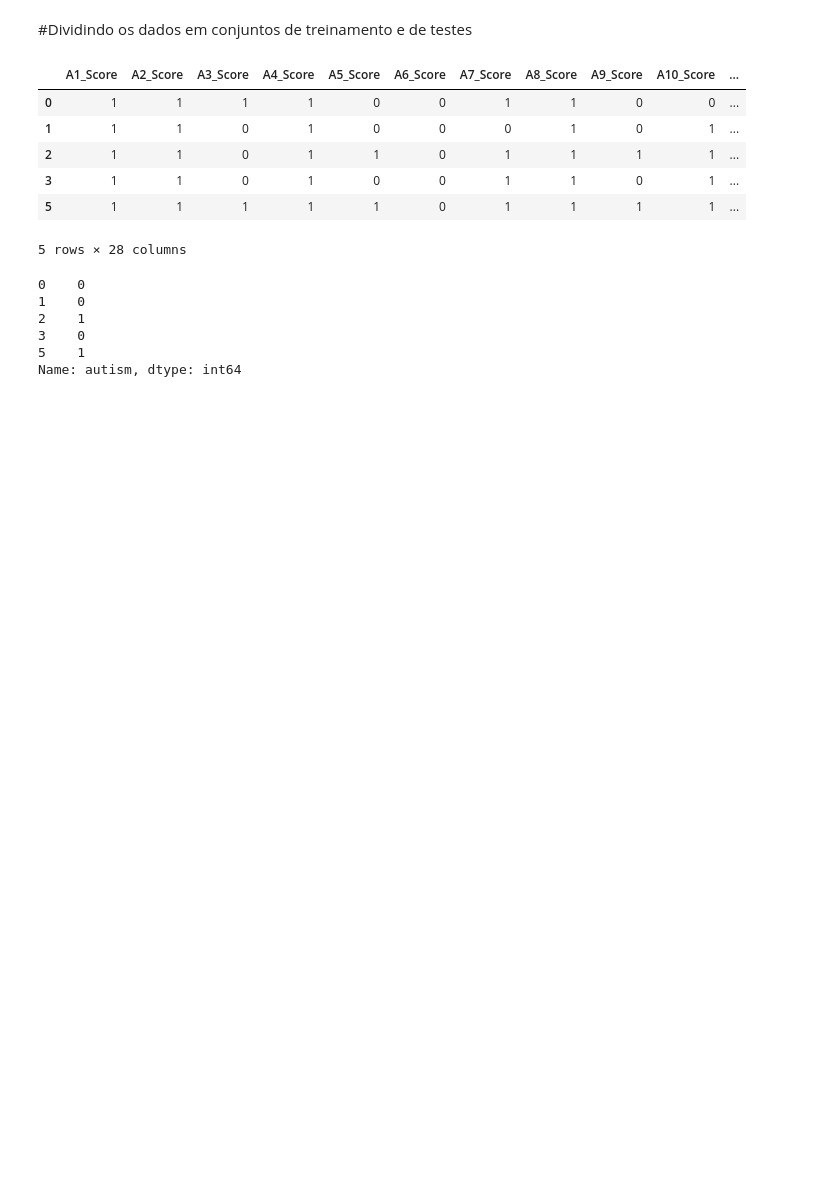
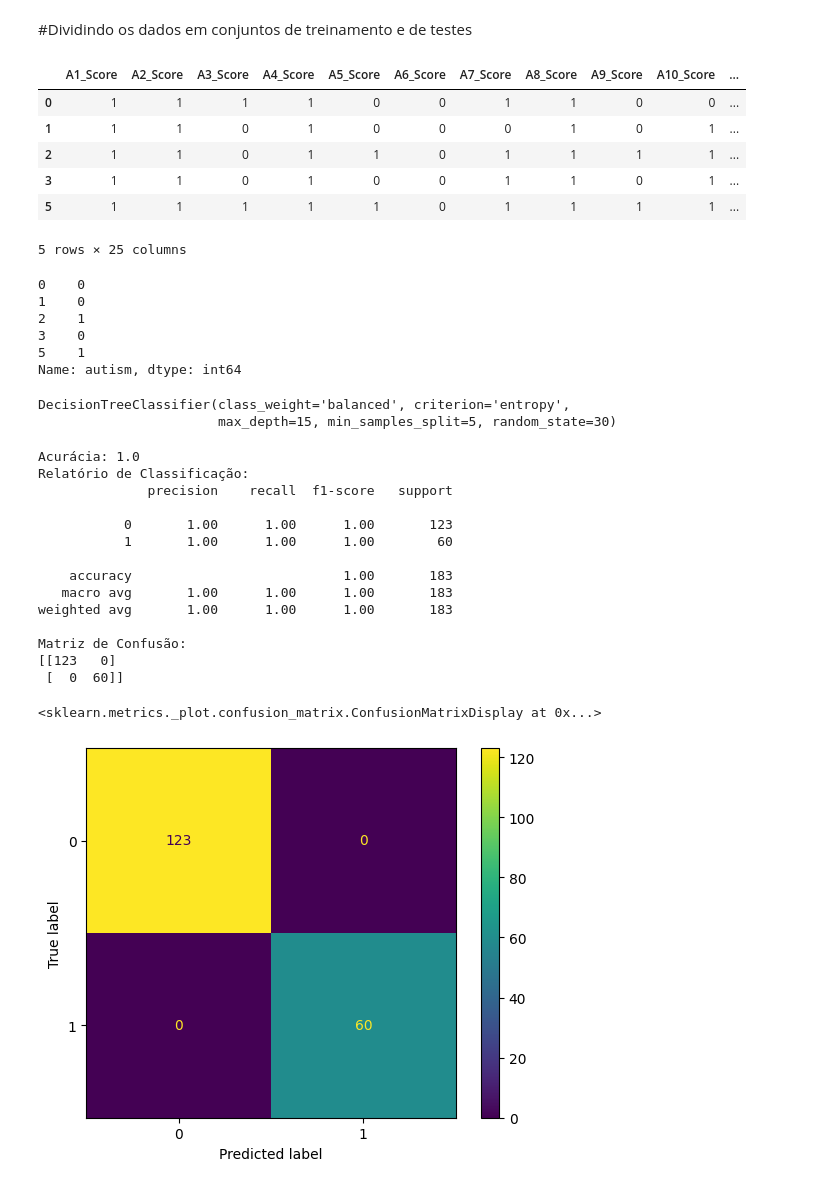
Before and after one commit to carinalanchine/aprendizado-de-maquina-saude, a Jupyter notebook: Projeto de aplicação/main.ipynb, the cells around one changed output. Drawn from its saved outputs; the diff is of its cells as text; code cells hidden in the pictures; blank space fills up the shorter version.

Commit message:
add decision tree

```diff
--- a/Projeto de aplicação/main.ipynb
+++ b/Projeto de aplicação/main.ipynb
@@ -74,7 +78,10 @@ autism: ['NO' 'YES']
 dataset = dataset.replace('?', np.nan)
 dataset = dataset.replace(383., np.nan)
 dataset = dataset.replace('others', 'Others')
-dataset = dataset.replace('Middle Eastern ', 'Middle Eastern')
+dataset = dataset.replace('Middle Eastern ', 'Middle_Eastern')
+dataset = dataset.replace('South Asian', 'Asian')
+dataset = dataset.replace('Hispanic', 'White-European')
+dataset = dataset.replace('Turkish', 'Middle_Eastern')
 dataset = dataset.dropna()
 
 for col in dataset.columns:
@@ -126,7 +133,7 @@ X.head()
 | 2 | 1 | 1 | 0 | 1 | 1 | 0 | 1 | 1 | 1 | 1 | ... |
 | 3 | 1 | 1 | 0 | 1 | 0 | 0 | 1 | 1 | 0 | 1 | ... |
 | 5 | 1 | 1 | 1 | 1 | 1 | 0 | 1 | 1 | 1 | 1 | ... |
-5 rows × 28 columns
+5 rows × 25 columns
 # %%
 y = dataset['autism']
 y.head()
@@ -138,4 +145,50 @@ y.head()
 5    1
 Name: autism, dtype: int64
 # %%
-x_train, x_test, y_train, y_test = train_test_split(X, y, test_size=0.2, random_state=42)
+x_train, x_test, y_train, y_test = train_test_split(X, y, test_size=0.3, random_state=42)
+# %%
+model = DecisionTreeClassifier(
+    class_weight="balanced",
+    criterion="entropy",
+    max_depth=15,
+    min_samples_split=5,
+    random_state=30
+)
+
+model.fit(x_train, y_train)
+# %% [output]
+DecisionTreeClassifier(class_weight='balanced', criterion='entropy',
+                       max_depth=15, min_samples_split=5, random_state=30)
+# %%
+y_pred = model.predict(x_test)
+
+# Acurácia
+print("Acurácia:", accuracy_score(y_test, y_pred))
+
+# Relatório detalhado
+print("Relatório de Classificação:")
+print(classification_report(y_test, y_pred))
+
+# Matriz de Confusão
+print("Matriz de Confusão:")
+print(confusion_matrix(y_test, y_pred))
+cm = confusion_matrix(y_test, y_pred)
+disp = ConfusionMatrixDisplay(confusion_matrix=cm)
+disp.plot(xticks_rotation='horizontal')
+# %% [output]
+Acurácia: 1.0
+Relatório de Classificação:
+              precision    recall  f1-score   support
+
+           0       1.00      1.00      1.00       123
+           1       1.00      1.00      1.00        60
+
+    accuracy                           1.00       183
+   macro avg       1.00      1.00      1.00       183
+weighted avg       1.00      1.00      1.00       183
+
+Matriz de Confusão:
+[[123   0]
+ [  0  60]]
+<sklearn.metrics._plot.confusion_matrix.ConfusionMatrixDisplay at 0x...>
+[figure, added]
```
Also changed, not shown: parts of 6 cells of this notebook.
